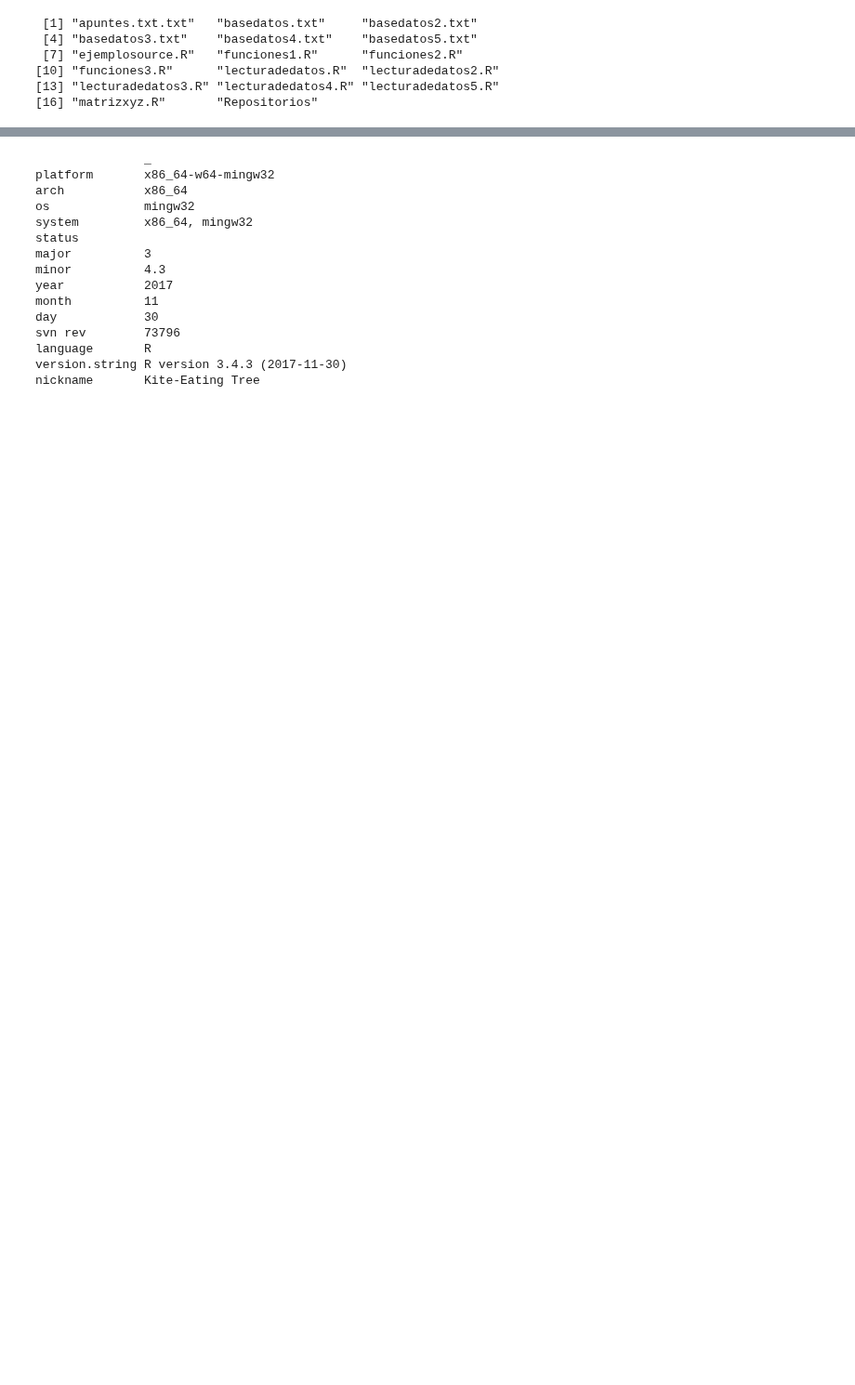
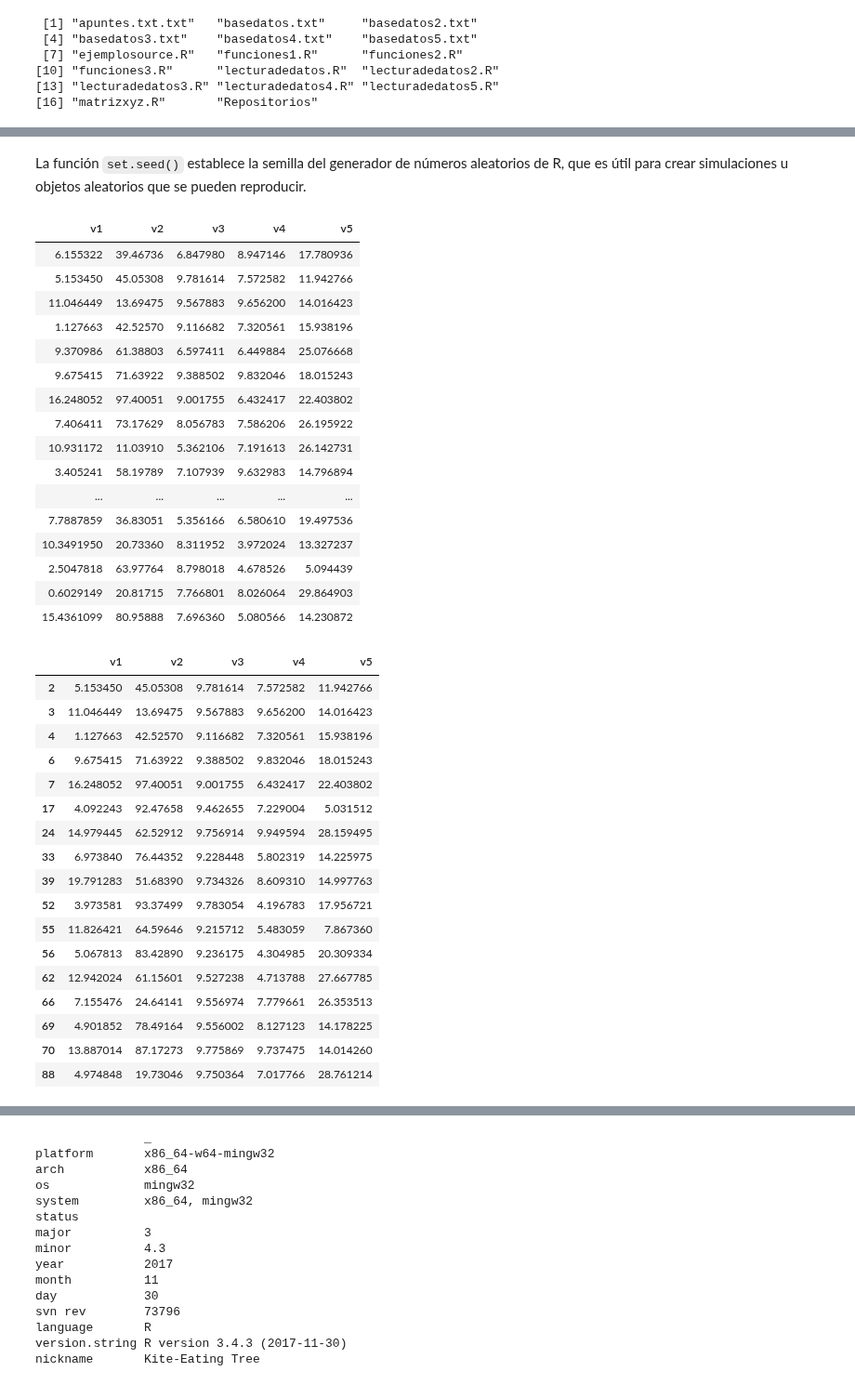
Before and after one commit to carlosal1015/Curso-de-R, a Jupyter notebook: notebooks/Tercera clase.ipynb, the cells around one changed output, grey strips where cells are left out. Shown at 93% size. Cells and saved outputs as stored; diff of their text form; code cells hidden in the pictures; blank space fills up the shorter version.

```diff
--- a/notebooks/Tercera clase.ipynb
+++ b/notebooks/Tercera clase.ipynb
@@ -32,0 +151,72 @@ dir() # Verificamos que el archivo basedatos.txt
+# %% [markdown]
+La función `set.seed()` establece la semilla del generador de números aleatorios de R, que es útil para crear simulaciones u objetos aleatorios que se pueden reproducir.
+# %%
+setwd("~/Desktop/Repositorios/Curso-de-R-Studio/Clases/Tercera clase")
+set.seed(100) # 100 no influye en nada, pero usaemos 100 para obtener los mismo resultados.
+v1<-runif(n = 100, 0, 20)
+v2<-runif(n = 100, 10, 100)
+v3<-runif(n = 100, 5, 10)
+v4<-runif(n = 100, 3, 10)
+v5<-runif(n = 100, 5, 30)
+# Creando un marco de datos:
+bd <- data.frame(v1,v2,v3,v4,v5)
+#Exportar datos a un libro .xls
+library(XLConnect)
+lwb<-loadWorkbook("BASEDATA.xlsx", create=TRUE) #  Creando un libro nuevo
+createSheet(lwb, name="BD")
+createName(lwb,name="BD",formula="BD!$A$1") # Columna A, fila 1 de excel.
+writeNamedRegion(lwb,bd,name="BD") # bd es la parte más importante de esta línea. Allí se alimeeta los datos
+saveWorkbook(lwb)
+# %%
+lwb<-loadWorkbook("BASEDATA.xlsx", create=FALSE) # FALSE, se va a leer y no crear
+datos<-readWorksheet(lwb,sheet="BD")
+datos
+subset(datos, v3>9) # Es un subconjunto de tus datos, sqr seleccionar y hacer un filtro en una tabla.
+
+##########################################################################################################
+
+# Todos los objetos que se crean fuera de la función ya no existe.
+
+# Crear una función que ingresa una data y que retorna una consulta.
+setwd("~/Desktop/Repositorios/Curso-de-R-Studio/Clases/Tercera clase")
+source("mifuncion.R")
+basedatos <- datos
+vector <- v3
+n <- 7
+mifuncion(basedatos, vector, n)
+# %% [output]
+| v1 | v2 | v3 | v4 | v5 |
+| 6.155322 | 39.46736 | 6.847980 | 8.947146 | 17.780936 |
+| 5.153450 | 45.05308 | 9.781614 | 7.572582 | 11.942766 |
+| 11.046449 | 13.69475 | 9.567883 | 9.656200 | 14.016423 |
+| 1.127663 | 42.52570 | 9.116682 | 7.320561 | 15.938196 |
+| 9.370986 | 61.38803 | 6.597411 | 6.449884 | 25.076668 |
+| 9.675415 | 71.63922 | 9.388502 | 9.832046 | 18.015243 |
+| 16.248052 | 97.40051 | 9.001755 | 6.432417 | 22.403802 |
+| 7.406411 | 73.17629 | 8.056783 | 7.586206 | 26.195922 |
+| 10.931172 | 11.03910 | 5.362106 | 7.191613 | 26.142731 |
+| 3.405241 | 58.19789 | 7.107939 | 9.632983 | 14.796894 |
+| ... | ... | ... | ... | ... |
+| 7.7887859 | 36.83051 | 5.356166 | 6.580610 | 19.497536 |
+| 10.3491950 | 20.73360 | 8.311952 | 3.972024 | 13.327237 |
+| 2.5047818 | 63.97764 | 8.798018 | 4.678526 | 5.094439 |
+| 0.6029149 | 20.81715 | 7.766801 | 8.026064 | 29.864903 |
+| 15.4361099 | 80.95888 | 7.696360 | 5.080566 | 14.230872 |
+|  | v1 | v2 | v3 | v4 | v5 |
+| 2 | 5.153450 | 45.05308 | 9.781614 | 7.572582 | 11.942766 |
+| 3 | 11.046449 | 13.69475 | 9.567883 | 9.656200 | 14.016423 |
+| 4 | 1.127663 | 42.52570 | 9.116682 | 7.320561 | 15.938196 |
+| 6 | 9.675415 | 71.63922 | 9.388502 | 9.832046 | 18.015243 |
+| 7 | 16.248052 | 97.40051 | 9.001755 | 6.432417 | 22.403802 |
+| 17 | 4.092243 | 92.47658 | 9.462655 | 7.229004 | 5.031512 |
+| 24 | 14.979445 | 62.52912 | 9.756914 | 9.949594 | 28.159495 |
+| 33 | 6.973840 | 76.44352 | 9.228448 | 5.802319 | 14.225975 |
+| 39 | 19.791283 | 51.68390 | 9.734326 | 8.609310 | 14.997763 |
+| 52 | 3.973581 | 93.37499 | 9.783054 | 4.196783 | 17.956721 |
+| 55 | 11.826421 | 64.59646 | 9.215712 | 5.483059 | 7.867360 |
+| 56 | 5.067813 | 83.42890 | 9.236175 | 4.304985 | 20.309334 |
+| 62 | 12.942024 | 61.15601 | 9.527238 | 4.713788 | 27.667785 |
+| 66 | 7.155476 | 24.64141 | 9.556974 | 7.779661 | 26.353513 |
+| 69 | 4.901852 | 78.49164 | 9.556002 | 8.127123 | 14.178225 |
+| 70 | 13.887014 | 87.17273 | 9.775869 | 9.737475 | 14.014260 |
+| 88 | 4.974848 | 19.73046 | 9.750364 | 7.017766 | 28.761214 |
```
Also changed, not shown: parts of 20 cells of this notebook, 26 other files.
